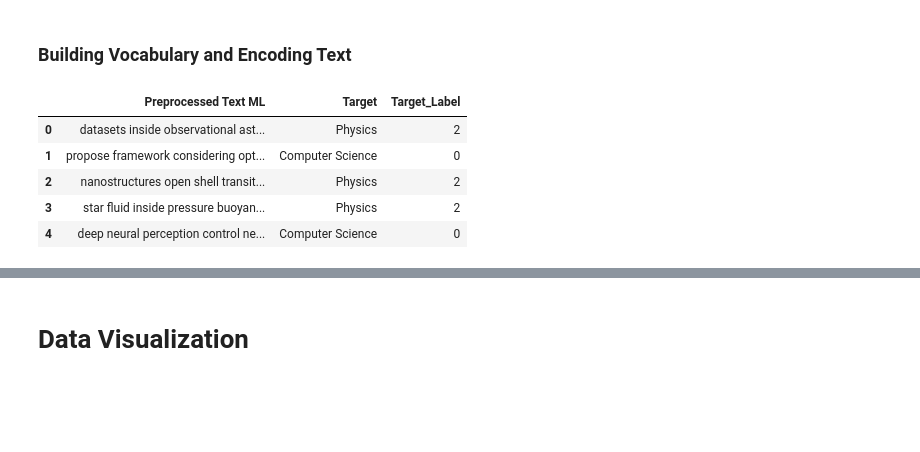
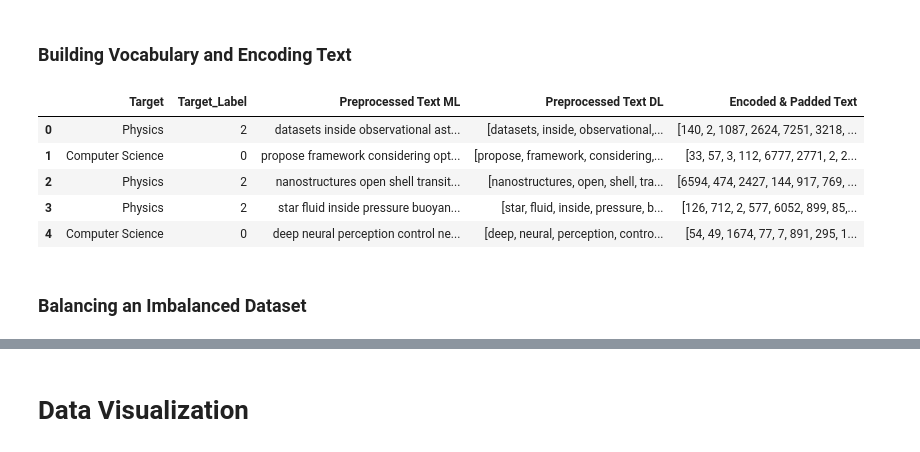
Before and after one commit to gulomovazukhrakhon/IU-Projects, a Jupyter notebook: NLP_Project/text-classification-for-topic-modelling.ipynb, the cells around one changed output, grey strips where cells are left out. Saved outputs shown, nothing was run; the diff lists cells and outputs as text; code cells hidden in the pictures; blank space fills up the shorter version.

```diff
--- a/NLP_Project/text-classification-for-topic-modelling.ipynb
+++ b/NLP_Project/text-classification-for-topic-modelling.ipynb
@@ -155,3 +159,12 @@ def encode(text):
 encoded_data = [encode(text) for text in preprocessed_text_dl]
 # %%
 text_data = pad_sequence([torch.tensor(seq) for seq in encoded_data], batch_first=True, padding_value=vocab['<pad>'])
+train_df['Encoded & Padded Text'] = text_data.tolist()
+train_df.head()
+# %% [output]
+|  | Target | Target_Label | Preprocessed Text ML | Preprocessed Text DL | Encoded & Padded Text |
+| 0 | Physics | 2 | datasets inside observational ast... | [datasets, inside, observational,... | [140, 2, 1087, 2624, 7251, 3218, ... |
+| 1 | Computer Science | 0 | propose framework considering opt... | [propose, framework, considering,... | [33, 57, 3, 112, 6777, 2771, 2, 2... |
+| 2 | Physics | 2 | nanostructures open shell transit... | [nanostructures, open, shell, tra... | [6594, 474, 2427, 144, 917, 769, ... |
+| 3 | Physics | 2 | star fluid inside pressure buoyan... | [star, fluid, inside, pressure, b... | [126, 712, 2, 577, 6052, 899, 85,... |
+| 4 | Computer Science | 0 | deep neural perception control ne... | [deep, neural, perception, contro... | [54, 49, 1674, 77, 7, 891, 295, 1... |
@@ -160,10 +171,2 @@ train_df['Encoded & Padded Text'] = text_data.tolist()
-# %%
-df_ml = train_df[['Preprocessed Text ML', 'Target', 'Target_Label']]
-df_ml.head()
-# %% [output]
-|  | Preprocessed Text ML | Target | Target_Label |
-| 0 | datasets inside observational ast... | Physics | 2 |
-| 1 | propose framework considering opt... | Computer Science | 0 |
-| 2 | nanostructures open shell transit... | Physics | 2 |
-| 3 | star fluid inside pressure buoyan... | Physics | 2 |
-| 4 | deep neural perception control ne... | Computer Science | 0 |
+# %% [markdown]
+### Balancing an Imbalanced Dataset
```
Also changed, not shown: parts of 25 cells of this notebook.
